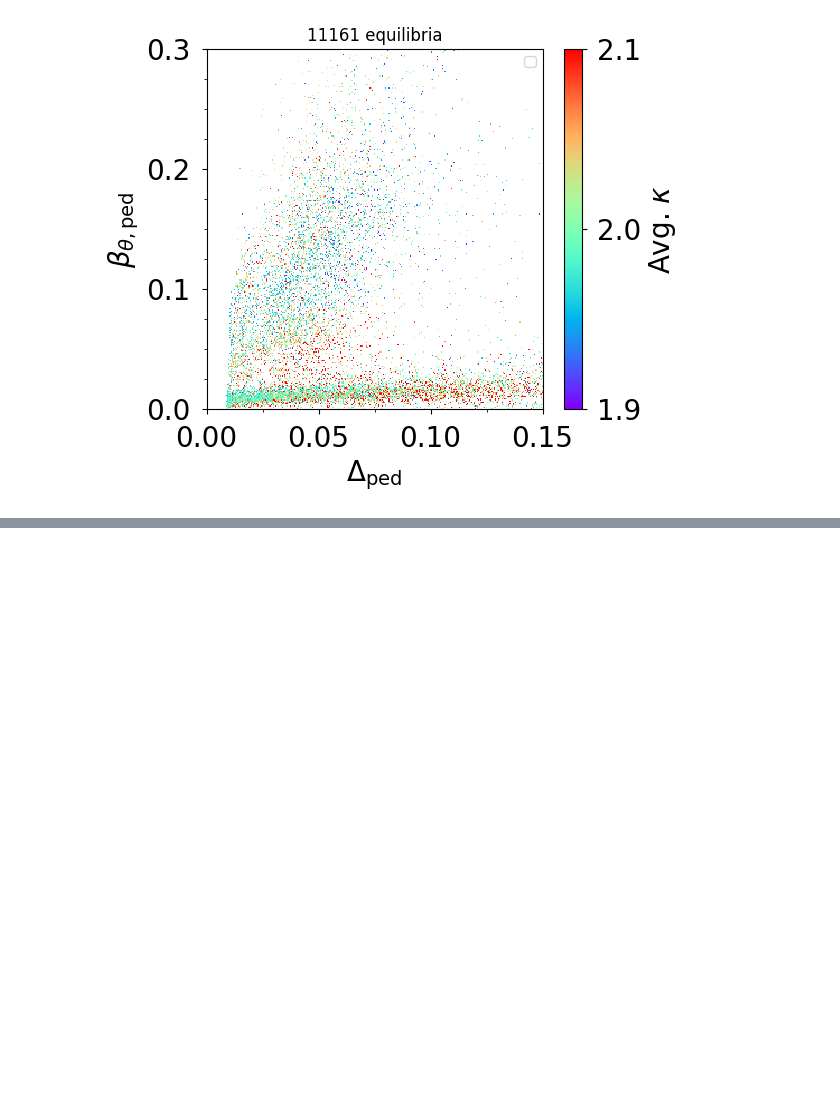
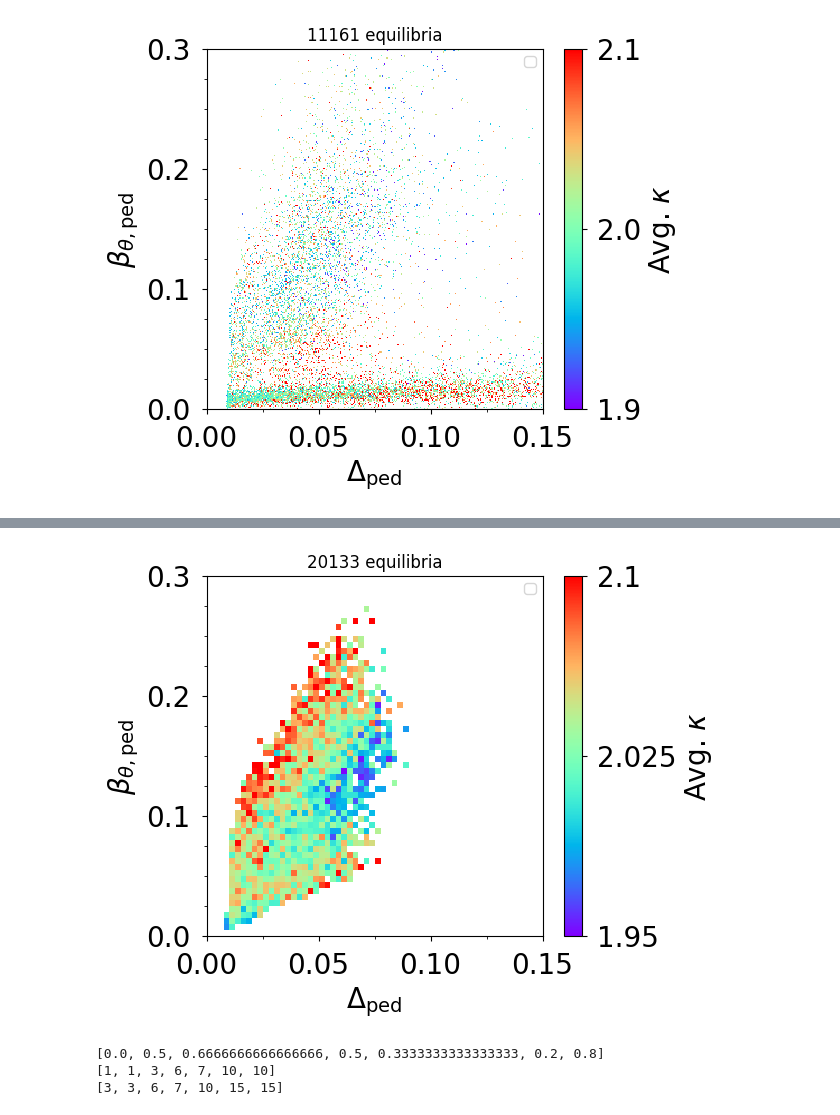
Before and after one commit to evrydayorsted/pedestal, a Jupyter notebook: archive/notebook.ipynb, the cells around one changed output, grey strips where cells are left out. Saved outputs shown, nothing was run; the diff lists cells and outputs as text; code cells hidden in the pictures; blank space fills up the shorter version.

```diff
--- a/archive/notebook.ipynb
+++ b/archive/notebook.ipynb
@@ -772,0 +808,2 @@ a.contourPlot(1, numPix=300, numMin=0,cbarMin=1.9, cbarMax=2.1, countType="elong
+# %%
+a = Shot("allShots", "pkl", folder ="outputWithBeamPower3/outputWithTagData/outputWithElmTimes/outputWithGreenwald/outputWithElmPercent")
@@ -772,0 +813,26 @@ a.contourPlot(1, numPix=300, numMin=0,cbarMin=1.9, cbarMax=2.1, countType="elong
+# %%
+a.contourPlot(1, countType="elong")
+# %% [output]
+[figure, added]
+# %%
+import numpy as np
+exampleElms = [1, 3, 6, 7, 10, 15]
+exampleTimes = [1, 2, 5, 6.5, 8, 11, 14]
+
+percent = []
+for i in exampleTimes:
+    closestAbove = 100
+    closestBelow = 0
+    for j in exampleElms:
+        timeAfterElm = i - j
+        if (timeAfterElm < i - closestBelow) and timeAfterElm >= 0:
+            closestBelow = j
+        if (-1 * timeAfterElm < closestAbove - i) and -1*timeAfterElm>0:
+            closestAbove = j
+    percent += [(i - closestBelow)/(closestAbove-closestBelow)]
+
+print(percent)
+# %% [output]
+[0.0, 0.5, 0.6666666666666666, 0.5, 0.3333333333333333, 0.2, 0.8]
+[1, 1, 3, 6, 7, 10, 10]
+[3, 3, 6, 7, 10, 15, 15]
```
Also changed, not shown: parts of 7 cells of this notebook, 6 other files.
